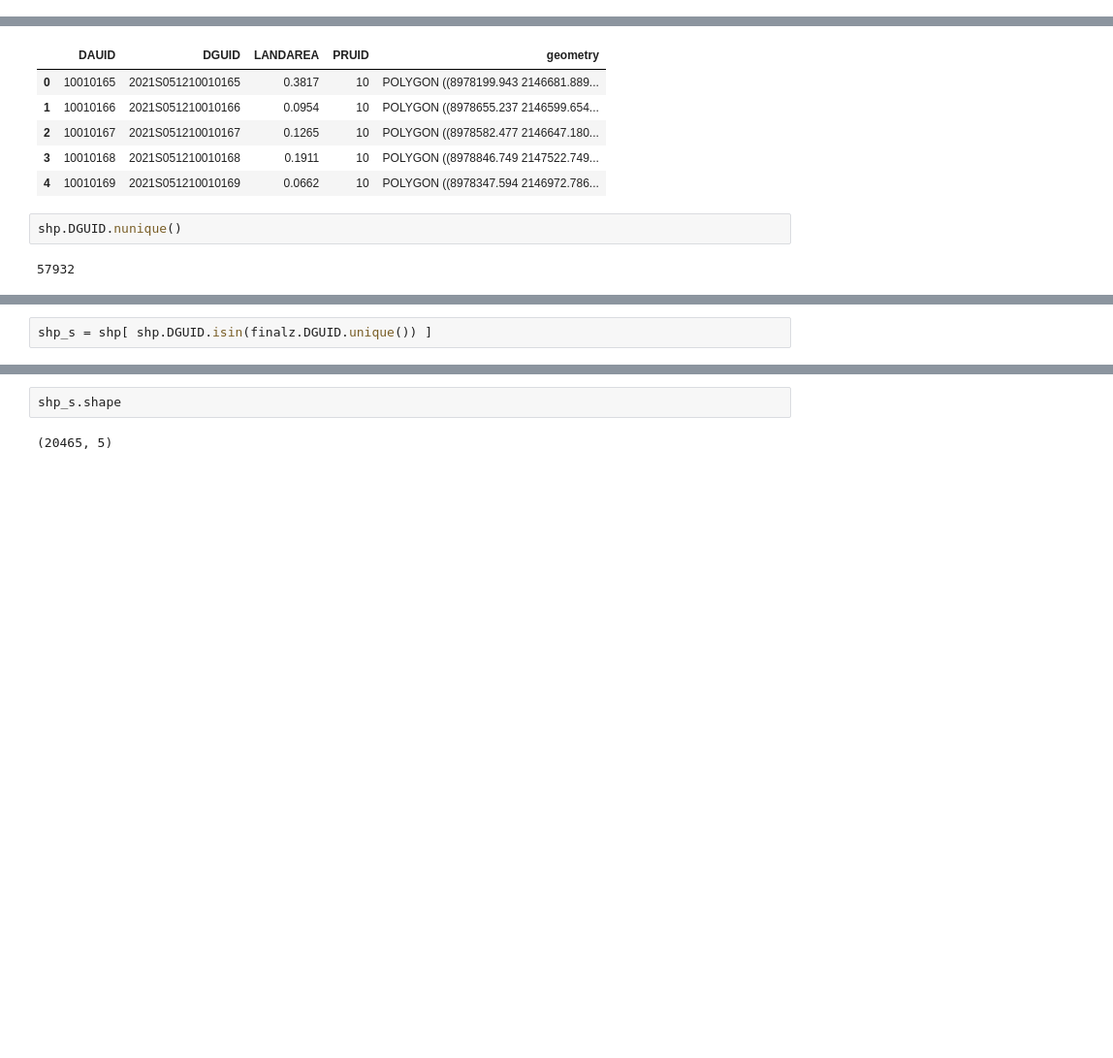
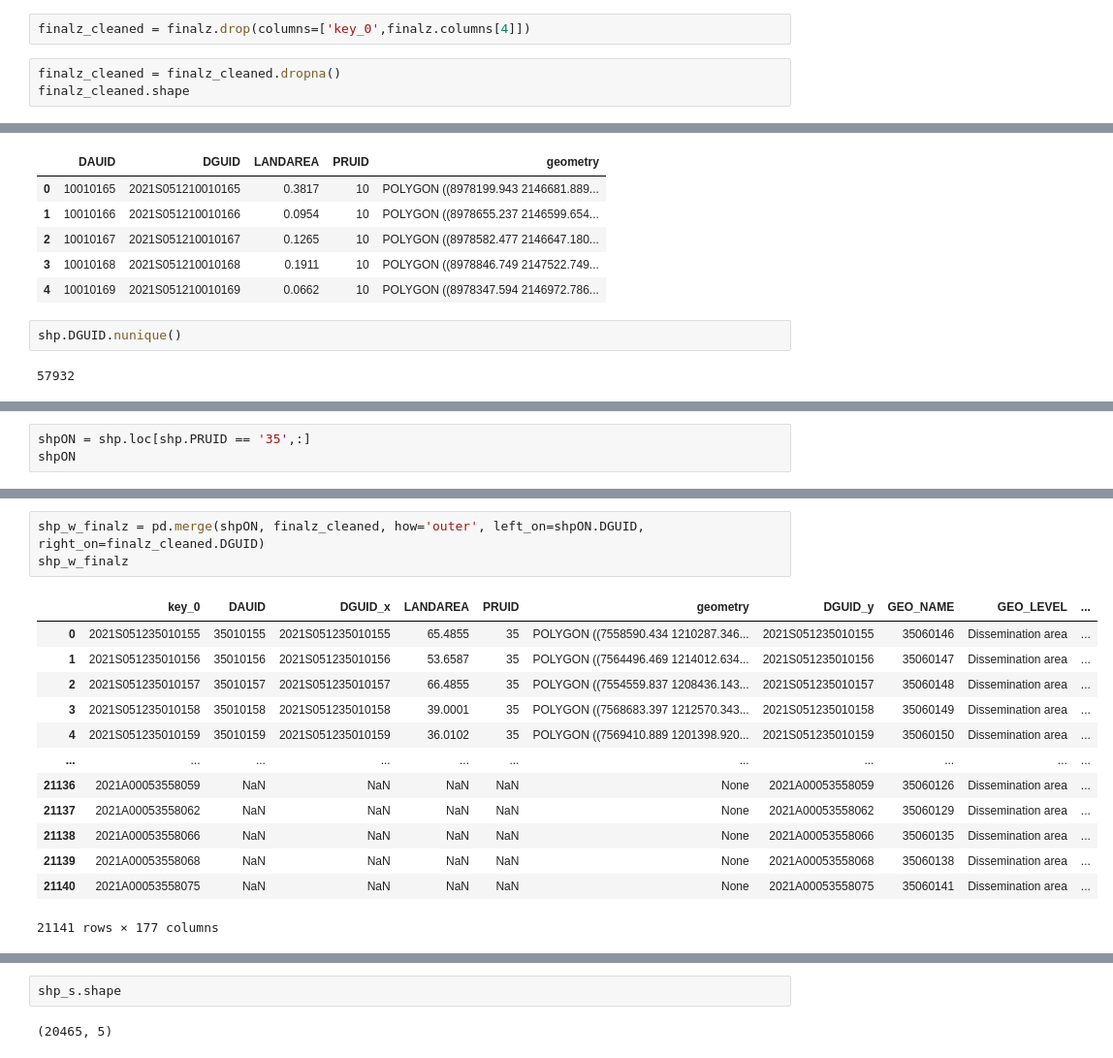
Before and after one commit to MubassirAhmed/ExploringCensusData, a Jupyter notebook: exploringCensusDataTables.ipynb, the cells around one changed output, grey strips where cells are left out. Shown: that part at 97% size. Cells and saved outputs as stored; diff of their text form; blank space fills up the shorter version.

Commit message:
merged census data with shp file, and dropped all NAs

```diff
--- a/exploringCensusDataTables.ipynb
+++ b/exploringCensusDataTables.ipynb
@@ -626,2 +629,7 @@ finalz
 # %%
 finalz.to_csv(r'/Users/mvbasxhr/Cool Stuff/inequalityExplorer/finalz.csv')
+# %%
+finalz_cleaned = finalz.drop(columns=['key_0',finalz.columns[4]])
+# %%
+finalz_cleaned = finalz_cleaned.dropna()
+finalz_cleaned.shape
@@ -657,0 +668,3 @@ Name: DGUID, Length: 57932, dtype: object
+# %%
+shpON = shp.loc[shp.PRUID == '35',:]
+shpON
@@ -658,2 +685,17 @@ Name: DGUID, Length: 57932, dtype: object
 # %%
-shp_s = shp[ shp.DGUID.isin(finalz.DGUID.unique()) ]
+shp_w_finalz = pd.merge(shpON, finalz_cleaned, how='outer', left_on=shpON.DGUID, right_on=finalz_cleaned.DGUID)
+shp_w_finalz
+# %% [output]
+|  | key_0 | DAUID | DGUID_x | LANDAREA | PRUID | geometry | DGUID_y | GEO_NAME | GEO_LEVEL | ... |
+| 0 | 2021S051235010155 | 35010155 | 2021S051235010155 | 65.4855 | 35 | POLYGON ((7558590.434 1210287.346... | 2021S051235010155 | 35060146 | Dissemination area | ... |
+| 1 | 2021S051235010156 | 35010156 | 2021S051235010156 | 53.6587 | 35 | POLYGON ((7564496.469 1214012.634... | 2021S051235010156 | 35060147 | Dissemination area | ... |
+| 2 | 2021S051235010157 | 35010157 | 2021S051235010157 | 66.4855 | 35 | POLYGON ((7554559.837 1208436.143... | 2021S051235010157 | 35060148 | Dissemination area | ... |
+| 3 | 2021S051235010158 | 35010158 | 2021S051235010158 | 39.0001 | 35 | POLYGON ((7568683.397 1212570.343... | 2021S051235010158 | 35060149 | Dissemination area | ... |
+| 4 | 2021S051235010159 | 35010159 | 2021S051235010159 | 36.0102 | 35 | POLYGON ((7569410.889 1201398.920... | 2021S051235010159 | 35060150 | Dissemination area | ... |
+| ... | ... | ... | ... | ... | ... | ... | ... | ... | ... | ... |
+| 21136 | 2021A00053558059 | NaN | NaN | NaN | NaN | None | 2021A00053558059 | 35060126 | Dissemination area | ... |
+| 21137 | 2021A00053558062 | NaN | NaN | NaN | NaN | None | 2021A00053558062 | 35060129 | Dissemination area | ... |
+| 21138 | 2021A00053558066 | NaN | NaN | NaN | NaN | None | 2021A00053558066 | 35060135 | Dissemination area | ... |
+| 21139 | 2021A00053558068 | NaN | NaN | NaN | NaN | None | 2021A00053558068 | 35060138 | Dissemination area | ... |
+| 21140 | 2021A00053558075 | NaN | NaN | NaN | NaN | None | 2021A00053558075 | 35060141 | Dissemination area | ... |
+21141 rows × 177 columns
```
Also changed, not shown: parts of 14 cells of this notebook.
